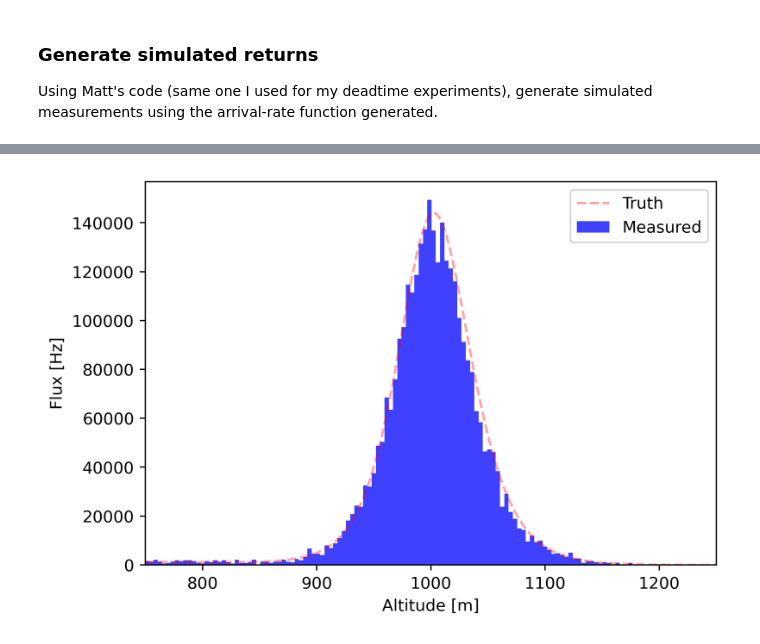
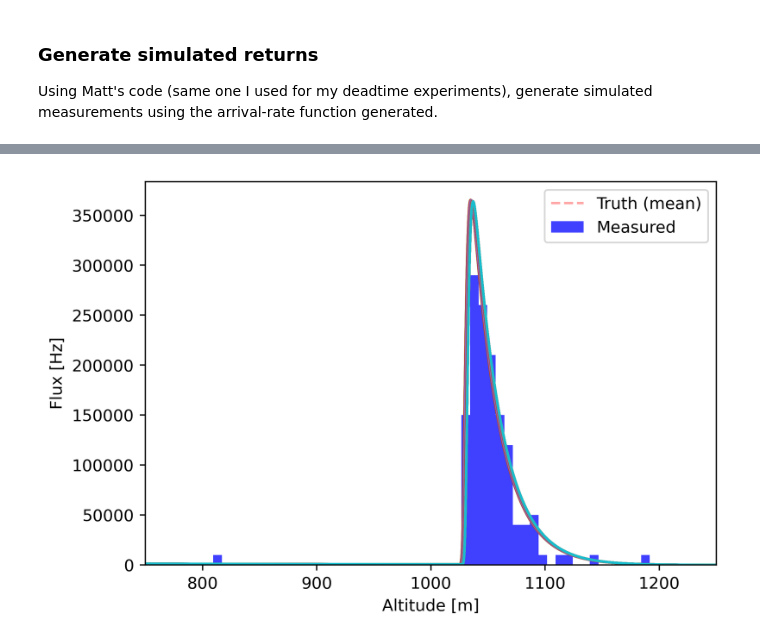
Before and after one commit to gkirchhoff32/Cloud-Measurements, a Jupyter notebook: meas_sim.ipynb, the cells around one changed output, grey strips where cells are left out. Drawn from its saved outputs; the diff is of its cells as text; code cells hidden in the pictures.

```diff
--- a/meas_sim.ipynb
+++ b/meas_sim.ipynb
@@ -139,7 +141,7 @@ plt.show()
 
 cloud_bot = 1.0e3  # [m] cloud base
 cloud_top = 1.75e3  # [m] cloud top
-cloud_alpha = 0.05
+cloud_alpha = 0.5
 cloud_sig = (1 / (1+np.exp(-cloud_alpha*(alt-cloud_bot)))) - (1 / (1+np.exp(-cloud_alpha*(alt-cloud_top))))
 
 S = 20  # [sr] lidar ratio
@@ -209,5 +224,6 @@ Using Matt's code (same one I used for my deadtime experiments), generate simula
 # %%
 use_com = True
+time_vary = True
 
 """
 Using Matthew Hayman's 'photon_count_generator' method in 'sim_deadtime_utils', generate simulated data with
@@ -227,7 +243,7 @@ if use_com:
     rho_func = N_com_HG / dt_sim # [Hz] arrival-rate function (flux)
 else:
     rho_func = N_mol_HG / dt_sim # [Hz] arrival-rate function (flux)
-Nshot = 150000
+Nshot = 100
 tD = 29.1  # [s] Deadtime interval
 wrap_deadtime = False
 
@@ -260,7 +276,31 @@ det_events = []
 phot_events = []
 
 t_det_last = -100.0  # last photon detection event
+N_com_HG_agg = np.zeros((len(N_com_HG), Nshot))
+cloud_sig_agg = np.zeros((len(N_com_HG), Nshot))
 for n in range(Nshot):
+    if time_vary:
+        # Change cloud base location
+        loc = 20 * np.sin(2*np.pi*n/Nshot)  # [m] vary cloud base sinusoidally
+        cloud_bot = 1.00e3 + loc  # [m] cloud base
+        cloud_top = 1.75e3 + loc  # [m] cloud top
+        cloud_sig = (1 / (1+np.exp(-cloud_alpha*(alt-cloud_bot)))) - (1 / (1+np.exp(-cloud_alpha*(alt-cloud_top))))
+        cloud = np.ones(len(alt))
+        cloud *= cloud_sig
+        cloud_sig_agg[:, n] = cloud_sig
+
+        beta_aer = beta_aer * cloud  # [m-1 sr-1]
+        alpha_aer = S * beta_aer  # [m-1]
+
+        trans = np.exp(-np.cumsum((alpha_mol+alpha_aer)*dR))
+        N_com_HG = N_L*(beta_mol+beta_aer)*dR*A/R**2*trans**2*eta_HG*G + N_B
+        N_com_HG[0] = 0
+        N_com_HG_agg[:, n] = N_com_HG
+
+        rho_func = N_com_HG / dt_TCSPC  # [Hz]
+
+        photon_rate_arr = rho_func  # [Hz]
+
     # simulate a laser shot
     ptime, ctime = sim.photon_count_generator(t_sim_bins, photon_rate_arr, tau_d_flt=tD, last_photon_flt=t_det_last)
     if wrap_deadtime:
@@ -287,26 +340,29 @@ Time elapsed: 1756.596427679062 s
 # %%
 tof = (np.array(det_events)*dt_sim)
 r_meas = tof * c
-bin_avg = 1000  # integration factor (increase bin sizes)
+bin_avg = 2000  # integration factor (increase bin sizes)
 
 fig = plt.figure(dpi=400)
 ax = fig.add_subplot(111)
 n, bins = np.histogram(tof, bins=t_sim_bins[::bin_avg])
 binwidth = np.diff(bins)[0]
 N = n / binwidth / Nshot  # [Hz] Scaling counts to arrival rate
 center = 0.5 * (bins[:-1] + bins[1:])
 ax.bar(center*c/2, N, align='center', width=binwidth*c/2, color='b', alpha=0.75, label='Measured')
 if use_com:
-    ax.plot(t_sim*c/2, N_com_HG/dt_TCSPC, 'r--', alpha=0.35, label='Truth')
-#     ax.plot(t_sim*c/2, cloud*max(N_com_HG/dt_TCSPC), 'g--', alpha=0.35, label='Cloud')
+    if time_vary:
+        ax.plot(t_sim*c/2, np.mean(N_com_HG_agg, axis=1)/dt_TCSPC, 'r--', alpha=0.35, label='Truth (mean)')
+        ax.plot(t_sim*c/2, N_com_HG_agg[:, ::100]/dt_TCSPC)
+    else:
+        ax.plot(t_sim*c/2, N_com_HG/dt_TCSPC, 'r--', alpha=0.35, label='Truth')
 else:
     ax.plot(t_sim*c/2, N_mol_HG/dt_TCSPC, 'r--', alpha=0.5, label='Truth')
 ax.set_ylabel('Flux [Hz]')
 ax.set_xlabel('Altitude [m]')
 # ax.set_yscale('log')
 ax.set_xlim([750, 1250])
 plt.tight_layout()
 plt.legend()
 plt.show()
 # %% [output]
-[figure, old version]
+[figure, new version]
```
Also changed, not shown: parts of 7 cells of this notebook.
